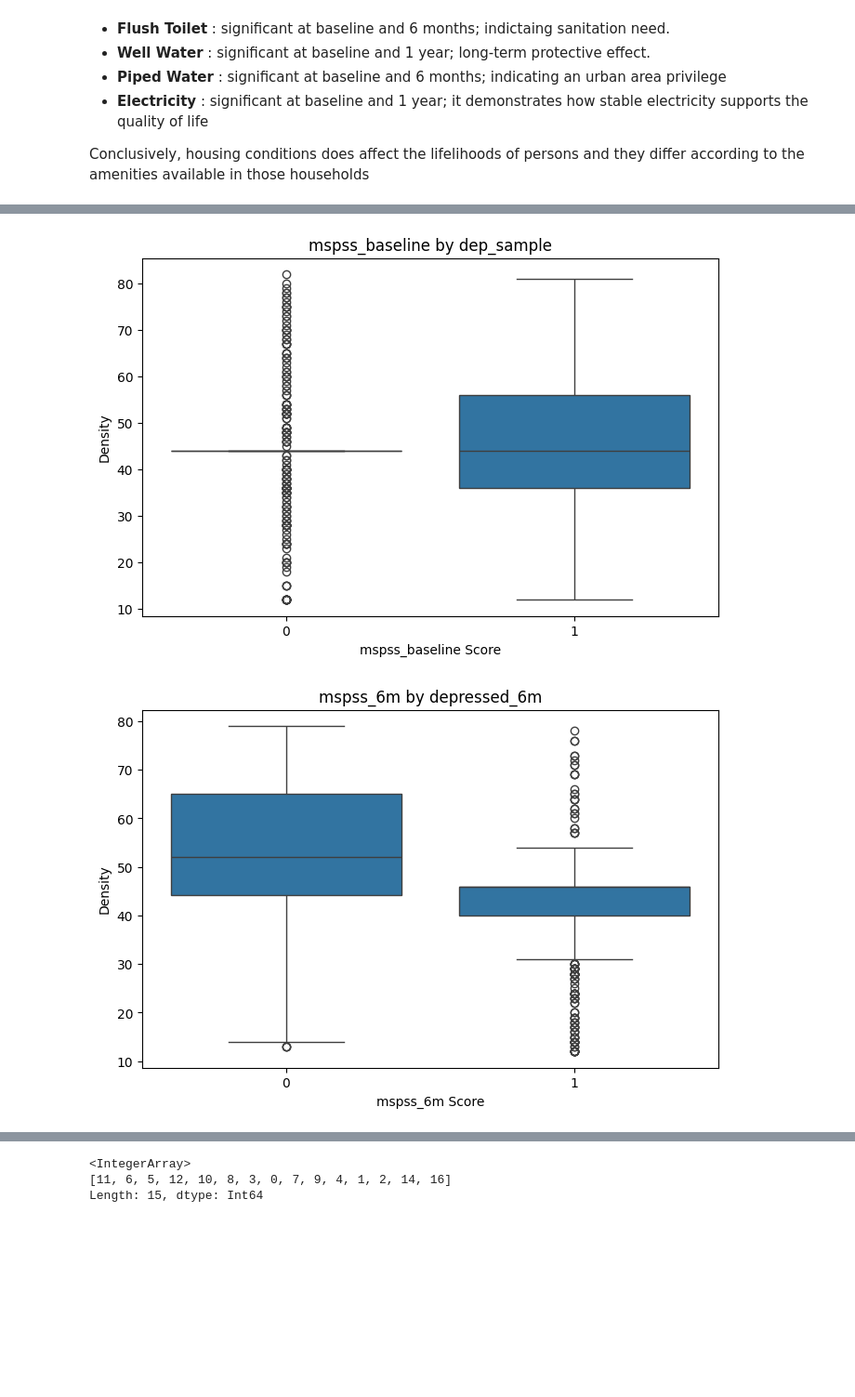
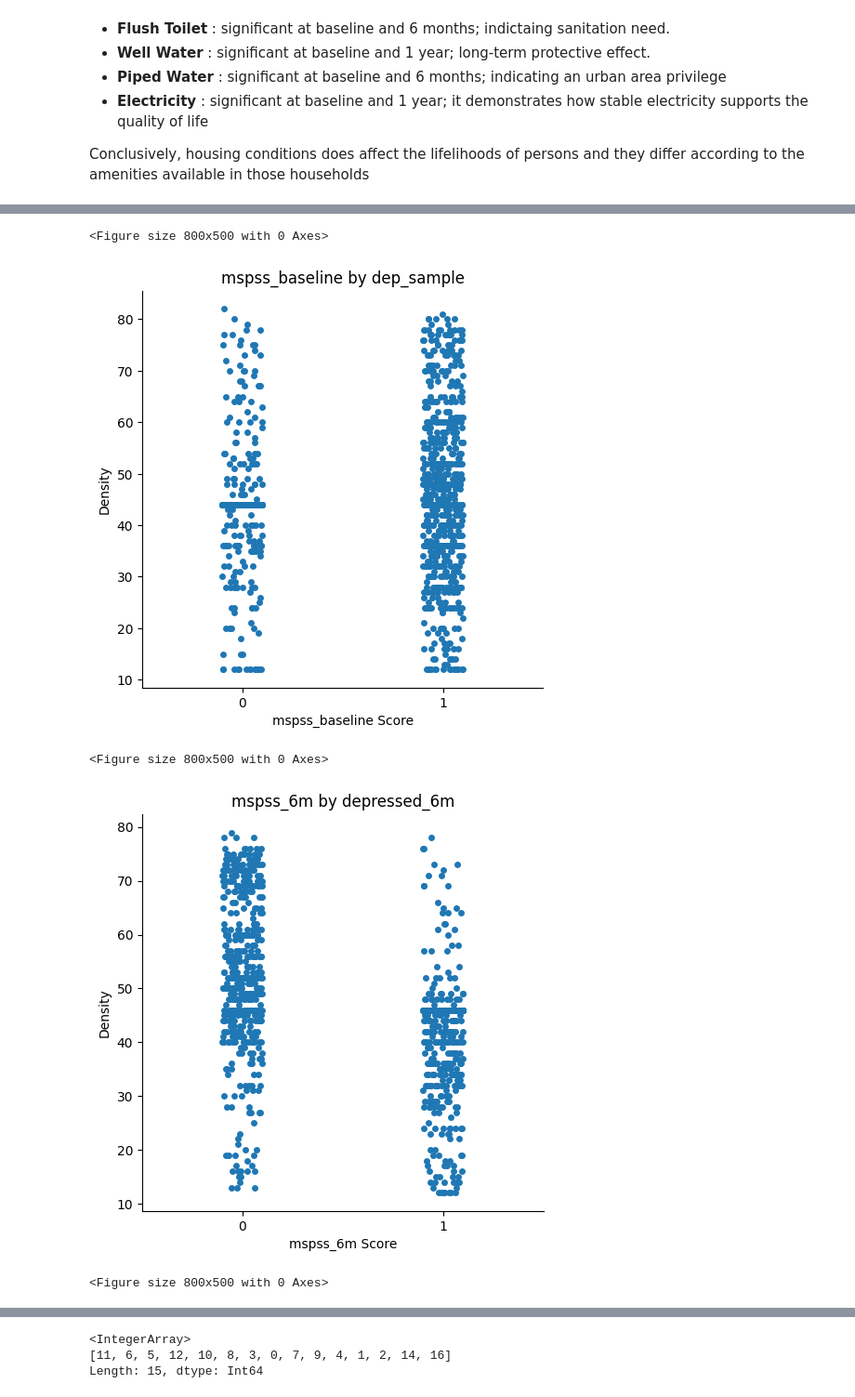
Before and after one commit to Human-Gechi/SCA-ML-AI-CHALLENGE, a Jupyter notebook: Code.ipynb, the cells around one changed output, grey strips where cells are left out. Shown at 93% size. Cells and saved outputs as stored; diff of their text form; code cells hidden in the pictures; blank space fills up the shorter version.

```diff
--- a/Code.ipynb
+++ b/Code.ipynb
@@ -155,6 +169,9 @@ mean_val = df[cols].median()
 # Filling NaNs with each column's mean,then rounding
 df[cols] = df[cols].fillna(mean_val).round(2)
 # %%
-df[["ch_27", "ch_28", "ch_29", "ch_30", "ch_31", "ch_32", "ch_33", "ch_34", "ch_35", "ch_36"]] = df[["ch_27", "ch_28", "ch_29", "ch_30", "ch_31", "ch_32", "ch_33", "ch_34", "ch_35", "ch_36"]].fillna("Unknown")
+#Null rows in these columns are assigned "Unknown"
+df[["ch_27", "ch_28", "ch_29", "ch_30", "ch_31", "ch_32",
+"ch_33", "ch_34", "ch_35", "ch_36"]] = df[["ch_27", "ch_28", "ch_29", "ch_30", "ch_31",
+                                                "ch_32", "ch_33", "ch_34", "ch_35", "ch_36"]].fillna("Unknown")
 # %%
 cols = ["pregnant_12m", "depressed_1y", "depressed","dep_sample"]
@@ -162,6 +179,3 @@ df[cols] = df[cols].fillna(0.0)
-# %%
-cols = ["depressed_6m", "var29", "not_stunted"]
-df[cols] = df[cols].fillna(1.0)
 # %%
 # List of columns
 cols = [
@@ -200,6 +215,7 @@ median_vals = df[all_cols].median(numeric_only=True)
 # Filling Nulls with medians
 df[all_cols] = df[all_cols].fillna(median_vals)
 # %%
+#list of columns to replace nulls with mode
 all_mode_cols = [
     "play_fa_1y", "play_mo_1y", "edu_lvl_mo_7y_1", "edu_lvl_mo_7y_2",
     "edu_lvl_mo_7y_3", "edu_lvl_mo_7y_4", "c_first_child", "girl",
@@ -223,7 +239,7 @@ all_mode_cols = [
     "attrit2", "var611", "var618", "var619", "var620", "var621", "var599",
     "discussed", "exclusivebf_6m", "anybf_6m", "diarhea_6m_flip",
     "diarhea_1y_flip", "ari_6m_flip", "ari_1y_flip", "grandmaXtreat",
-    "toteduXtreat", "control", "nodebt_7y", "impaired_2", "notdep1213_2",
+    "toteduXtreat", "control", "nodebt_7y", "impaired_2", "notdep1213_2","depressed_6m", "var29", "not_stunted"
     *[f"lhw_{i}" for i in range(1, 67)]# list for all the lhw columns,
 
 ]
@@ -1007,11 +1038,12 @@ Most household have a socialeconomic wealth score of 2 with a substantial number
 # %%
 # Defining income quantile bins as well as labels
-edges = [0.0, 80.0, 100.0, 150.0, 800.0]
-df['income_quantile'] = pd.cut(
-    df['income_hh'],
-    bins=edges,
-    labels=['Q1_Poorest', 'Q2', 'Q3', 'Q4_Richest'],
-    include_lowest=True
+df = df.assign(
+    income_quantile=pd.cut(
+        df['income_hh'],
+        bins=[0.0, 80.0, 100.0, 150.0, 800.0],
+        labels=['Q1_Poorest', 'Q2', 'Q3', 'Q4_Richest'],
+        include_lowest=True
+    )
 )
 
 # Depression variables
@@ -1047,7 +1079,7 @@ overall_answer = "Yes" if any(all_higher) else "No"
 print("\nSummary")
 print(f"Do poorest households show higher depression rates overall? {overall_answer}")
 
-# Evidence breakdown
+# Evidence of the quantiles
 print("\nEvidence")
 for dep_var in depression_vars:
     q1, q4, higher = rate_summary[dep_var]
@@ -1227,22 +1259,25 @@ Do people with higher social support (MSPSS scores) have lower rates of depressi
 # %%
-
+#Dictionary mapping eahc row to their respective mspss score at a partiuclar point in time
 cols = {
     "mspss_baseline":"dep_sample",
     "mspss_6m":"depressed_6m",
     "mspss_1y":"depressed_1y"
 }
-
+#looping through eac key and value in the columns to create a count plot
 for mpss_col, dep_col in cols.items():
     plt.figure(figsize=(8, 5))
-    sn.boxplot(
+    sn.catplot(
         data=df,
         x=dep_col,
         y=mpss_col
     )
     plt.xlabel(f"{mpss_col} Score")
     plt.ylabel("Density")
     plt.title(f"{mpss_col} by {dep_col}")
     plt.show()
 # %% [output]
+<Figure size 800x500 with 0 Axes>
-[figure, old version]
+[figure, new version]
+<Figure size 800x500 with 0 Axes>
-[figure, old version]
+[figure, new version]
+<Figure size 800x500 with 0 Axes>
```
Also changed, not shown: parts of 88 cells of this notebook.
